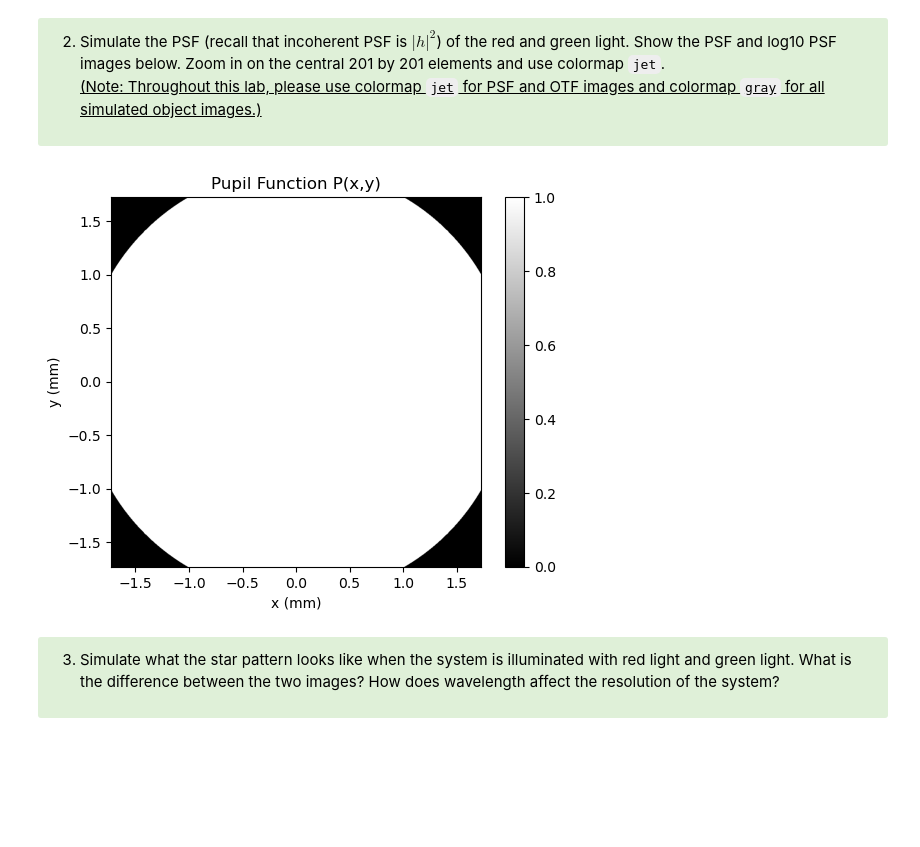
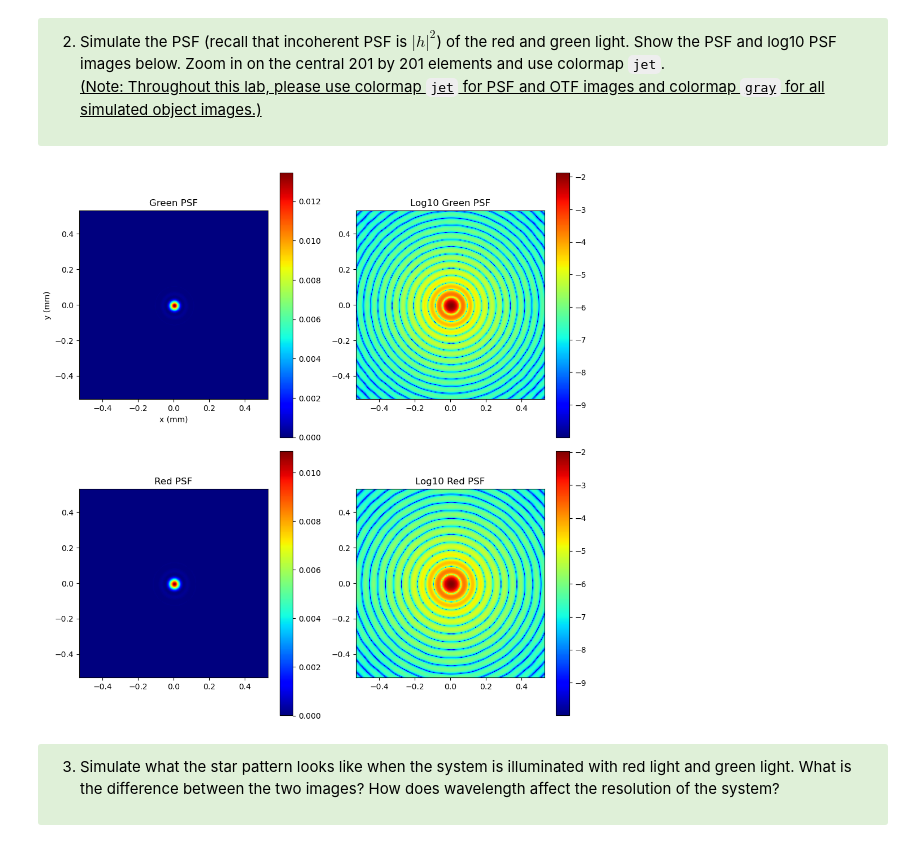
Before and after one commit to lilchromozome/Build_Imager_2025, a Jupyter notebook: Lab4/Lab4 Part1 (Clean).ipynb, the cells around one changed output. Drawn from its saved outputs; the diff is of its cells as text; code cells hidden in the pictures; blank space fills up the shorter version.

```diff
--- a/Lab4/Lab4 Part1 (Clean).ipynb
+++ b/Lab4/Lab4 Part1 (Clean).ipynb
@@ -63,10 +63,14 @@ import numpy as np
 import matplotlib.pyplot as plt
 
 grid = 1001
-sampling = 0.00345
+sampling = 0.0053
 x = np.linspace(-grid//2, grid//2, grid) * sampling
 y = np.linspace(-grid//2, grid//2, grid) * sampling
 X, Y = np.meshgrid(x, y)
+
+fx = np.fft.fftshift(np.fft.fftfreq(grid, d=sampling))
+fy = np.fft.fftshift(np.fft.fftfreq(grid, d=sampling))
+FX_f, FY_f = np.meshgrid(fx, fy)
 # %% [markdown]
 <div class="alert alert-block alert-warning">
 <font color=black>
@@ -88,17 +92,62 @@ If one takes the Fourier transform of both sides of the above expression for the
 </font>
 </div>
 # %%
-radius = 2
-P = np.sqrt(X**2 + Y**2) <= radius # circular aperature defined in spatial domain
+zi = 300  # mm
+r = 2  # mm
+wavelengths = {'green': 540E-6, 'red': 600E-6}  # nm
 
-plt.imshow(P, extent=[x[0], x[-1], y[0], y[-1]], cmap='gray')
-plt.xlabel('x (mm)')
-plt.ylabel('y (mm)')
-plt.title('Pupil Function P(x,y)')
-plt.colorbar()
+def simulate_psf(lambd):
+    FX = -lambd * zi * FX_f
+    FY = -lambd * zi * FY_f
+    H = (FX**2 + FY**2) < r**2
+    h = np.fft.ifftshift(np.fft.ifft2(np.fft.ifftshift(H)))
+    psf = np.abs(h)**2
+    psf /= psf.sum()
+    return psf
+
+# PSFs
+psf_green = simulate_psf(wavelengths['green'])
+psf_red = simulate_psf(wavelengths['red'])
+
+
+center = grid // 2
+zoom = 100
+psf_green_zoom = psf_green[center-zoom:center+zoom+1, center-zoom:center+zoom+1]
+psf_red_zoom = psf_red[center-zoom:center+zoom+1, center-zoom:center+zoom+1]
+
+extent = np.array([x.min(), x.max(), y.min(), y.max()])
+zoom = np.divide(extent, 5.0)
+
+fig, axs = plt.subplots(2, 2, figsize=(10, 10))
+
+im00 = axs[0, 0].imshow(psf_green_zoom, cmap='jet', extent=zoom)
+axs[0, 0].set_title("Green PSF")
+axs[0, 0].set_xlabel("x (mm)")
+axs[0, 0].set_ylabel("y (mm)")
+fig.colorbar(im00, ax=axs[0, 0])
+
+im01 = axs[0, 1].imshow(np.log10(psf_green_zoom + 1e-10), cmap='jet', extent=zoom)
+axs[0, 1].set_title("Log10 Green PSF")
+axs[0, 0].set_xlabel("x (mm)")
+axs[0, 0].set_ylabel("y (mm)")
+fig.colorbar(im01, ax=axs[0, 1])
+
+im10 = axs[1, 0].imshow(psf_red_zoom, cmap='jet', extent=zoom)
+axs[1, 0].set_title("Red PSF")
+axs[0, 0].set_xlabel("x (mm)")
+axs[0, 0].set_ylabel("y (mm)")
+fig.colorbar(im10, ax=axs[1, 0])
+
+im11 = axs[1, 1].imshow(np.log10(psf_red_zoom + 1e-10), cmap='jet', extent=zoom)
+axs[1, 1].set_title("Log10 Red PSF")
+axs[0, 0].set_xlabel("x (mm)")
+axs[0, 0].set_ylabel("y (mm)")
+fig.colorbar(im11, ax=axs[1, 1])
+
+plt.tight_layout()
 plt.show()
 # %% [output]
-[figure, old version]
+[figure, new version]
 # %% [markdown]
 <div class="alert alert-block alert-success">
 <font color=black>
```
Also changed, not shown: parts of 2 cells of this notebook, 1 other file.
